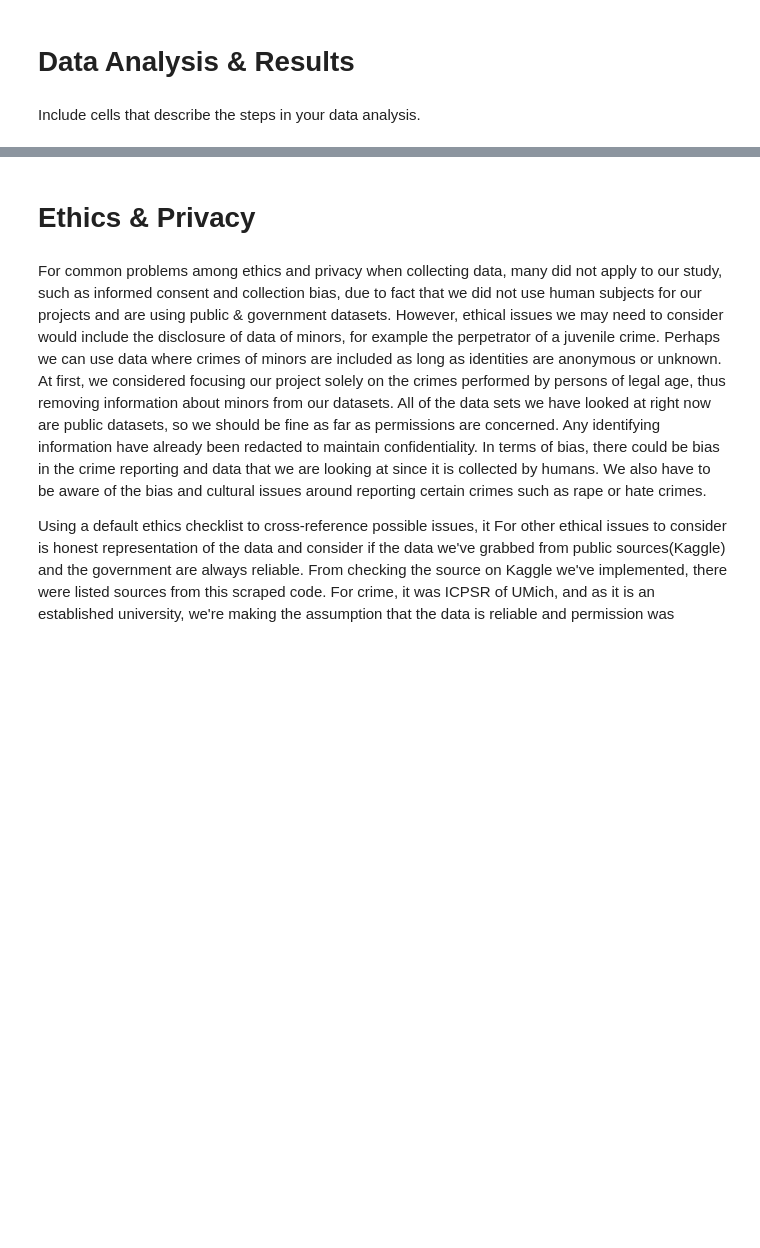
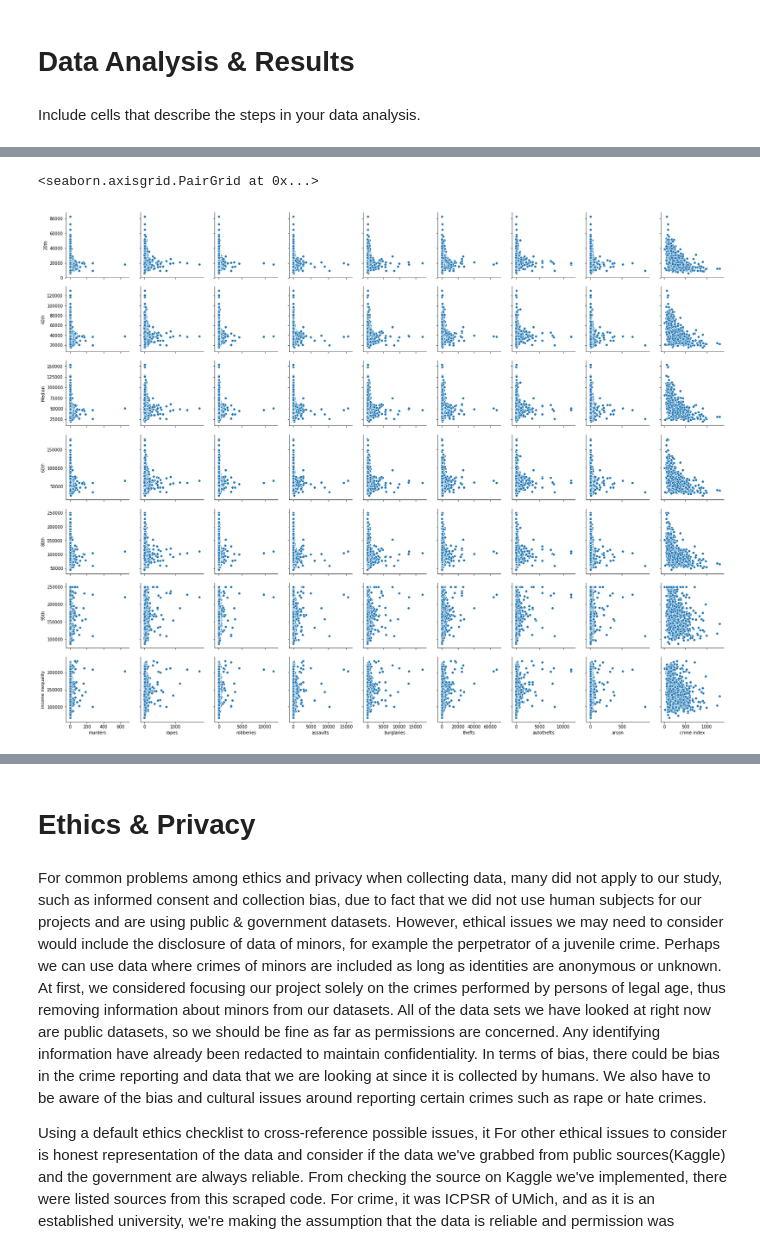
Before and after one commit to ewinterstorm/cogs108_finalproject, a Jupyter notebook: FinalProject.ipynb, the cells around one changed output, grey strips where cells are left out. Drawn from its saved outputs; the diff is of its cells as text; code cells hidden in the pictures; blank space fills up the shorter version.

```diff
--- a/FinalProject.ipynb
+++ b/FinalProject.ipynb
@@ -371,0 +681,4 @@ Include cells that describe the steps in your data analysis.
+# %%
+# Import csv with crime and income data
+crime_income_df = pd.read_csv('income_crime.csv')
+crime_income_df.head()
@@ -371,0 +693,8 @@ Include cells that describe the steps in your data analysis.
+# %%
+# Create a pair plot with income columns and total numbers for crime
+sns.pairplot(crime_income_df, y_vars = ['20th', '40th', 'Median', '60th', '80th', '95th', 'income inequality'],
+             x_vars = ['murders', 'rapes', 'robberies', 'assaults', 'burglaries', 'thefts', 'autothefts', 'arson',
+                       'crime index'])
+# %% [output]
+<seaborn.axisgrid.PairGrid at 0x...>
+[figure, added]
```
Also changed, not shown: parts of 16 cells of this notebook.
